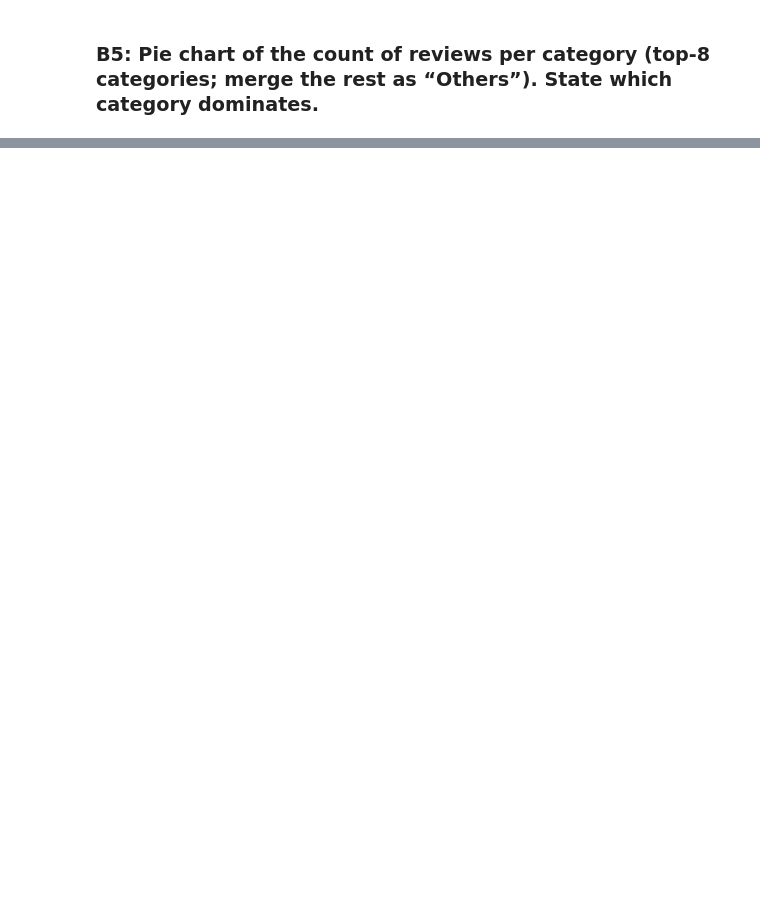
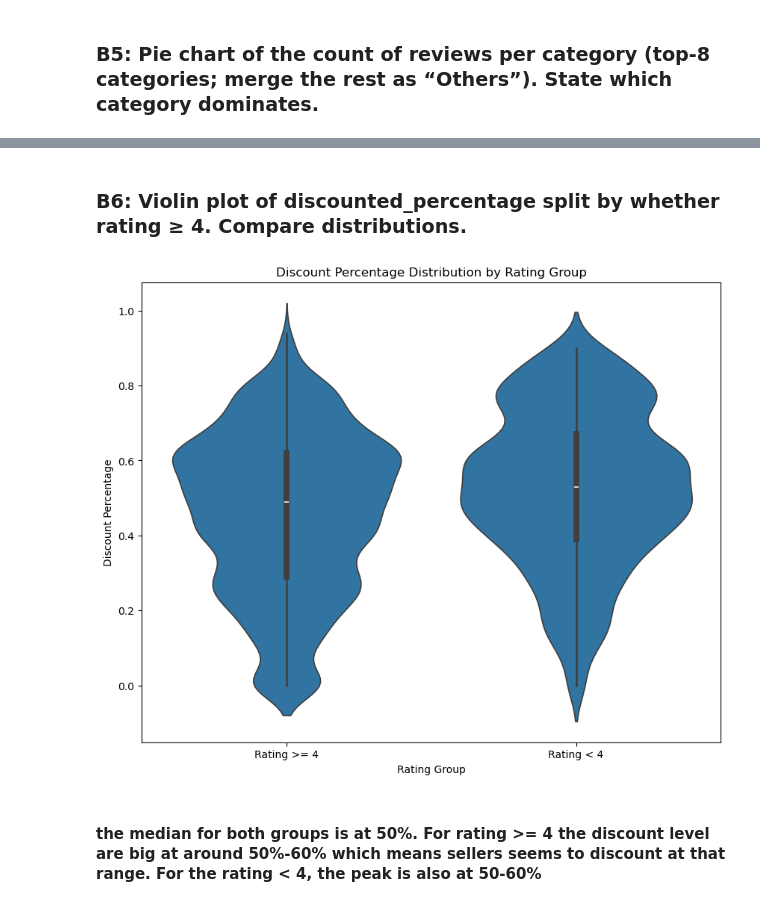
Before and after one commit to yabswannalearn/random_jupyter, a Jupyter notebook: Prelims_SoftDes/EDA.ipynb, the cells around one changed output, grey strips where cells are left out. Saved outputs shown, nothing was run; the diff lists cells and outputs as text; code cells hidden in the pictures; blank space fills up the shorter version.

```diff
--- a/Prelims_SoftDes/EDA.ipynb
+++ b/Prelims_SoftDes/EDA.ipynb
@@ -263,0 +306,20 @@ dtype: int64
+# %% [markdown]
+### B6: Violin plot of discounted_percentage split by whether rating ≥ 4. Compare distributions.
+# %%
+# making a new column "rating_group" where it is all less than 4
+df_cleaned['rating_group'] = 'Rating < 4'
+# putting a label 'rating >= 4 when the rating is 4 and above
+df_cleaned.loc[df_cleaned['rating'] >= 4, 'rating_group'] = 'Rating >= 4'
+
+# 2. Create the plot using this new column for the x-axis
+plt.figure(figsize=(10, 8))
+sns.violinplot(data=df_cleaned, x='rating_group', y='discount_percentage')
+
+plt.title('Discount Percentage Distribution by Rating Group')
+plt.xlabel('Rating Group')
+plt.ylabel('Discount Percentage')
+plt.show()
+# %% [output]
+[figure, added]
+# %% [markdown]
+#### the median for both groups is at 50%. For rating >= 4 the discount level are big at around 50%-60% which means sellers seems to discount at that range. For the rating < 4, the peak is also at 50-60%
```
Also changed, not shown: parts of 33 cells of this notebook.
